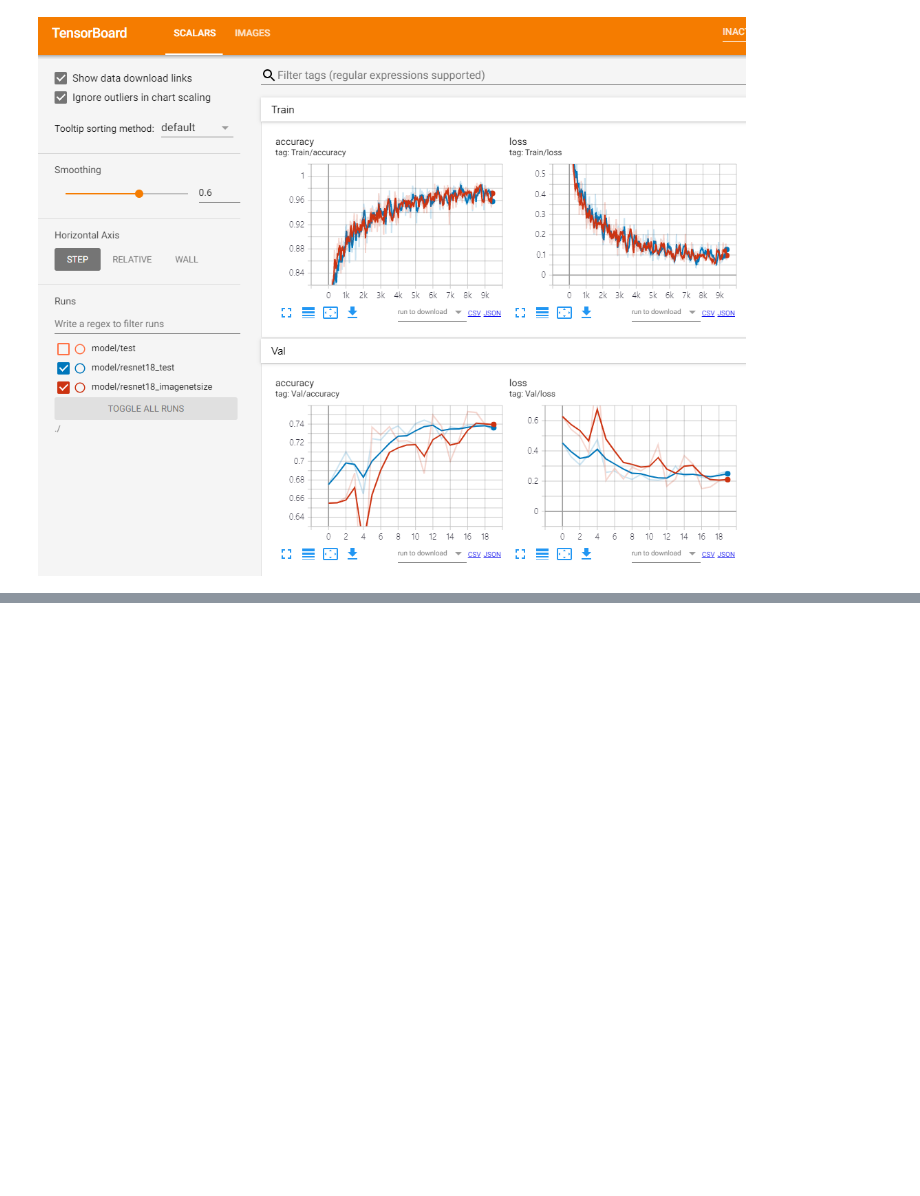
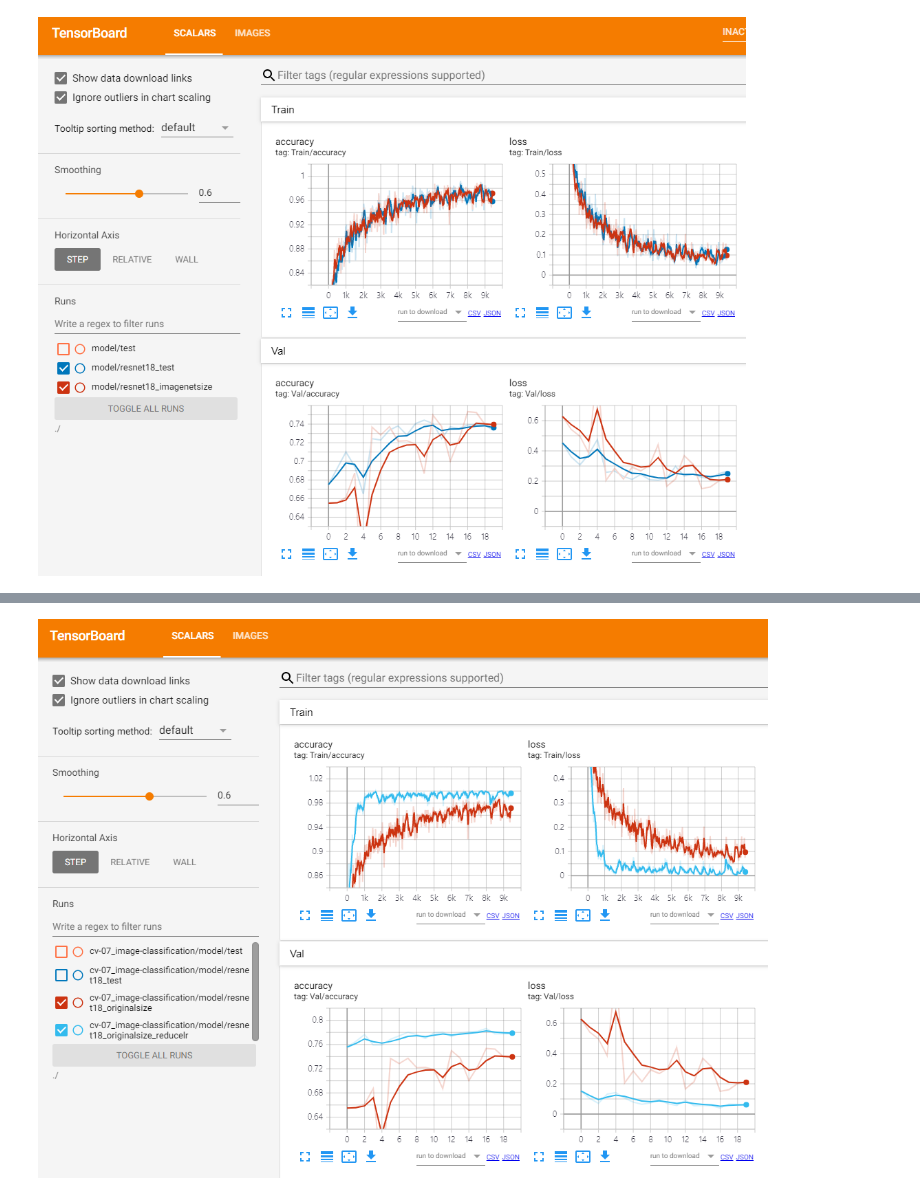
Before and after one commit to boostcampaitech5/level1_imageclassification-cv-07, a Jupyter notebook: cv-07_image-classification/analysis/fine-tuning/tmp.ipynb, the cells around one changed output, grey strips where cells are left out. Saved outputs shown, nothing was run; the diff lists cells and outputs as text; code cells hidden in the pictures; blank space fills up the shorter version.

Commit message:
[Update] analysis of resnet18 with reduced lr

```diff
--- a/cv-07_image-classification/analysis/fine-tuning/tmp.ipynb
+++ b/cv-07_image-classification/analysis/fine-tuning/tmp.ipynb
@@ -132,0 +160,4 @@ overfitting이라고도 해석가능하지만 이보다는 <span style='color:or
+# %%
+Image(filename="/opt/ml/experiment-results/resnet18/v3_resnet18_reducelr.PNG")
+# %% [output]
+[figure, added]
```
Also changed, not shown: parts of 6 cells of this notebook.
